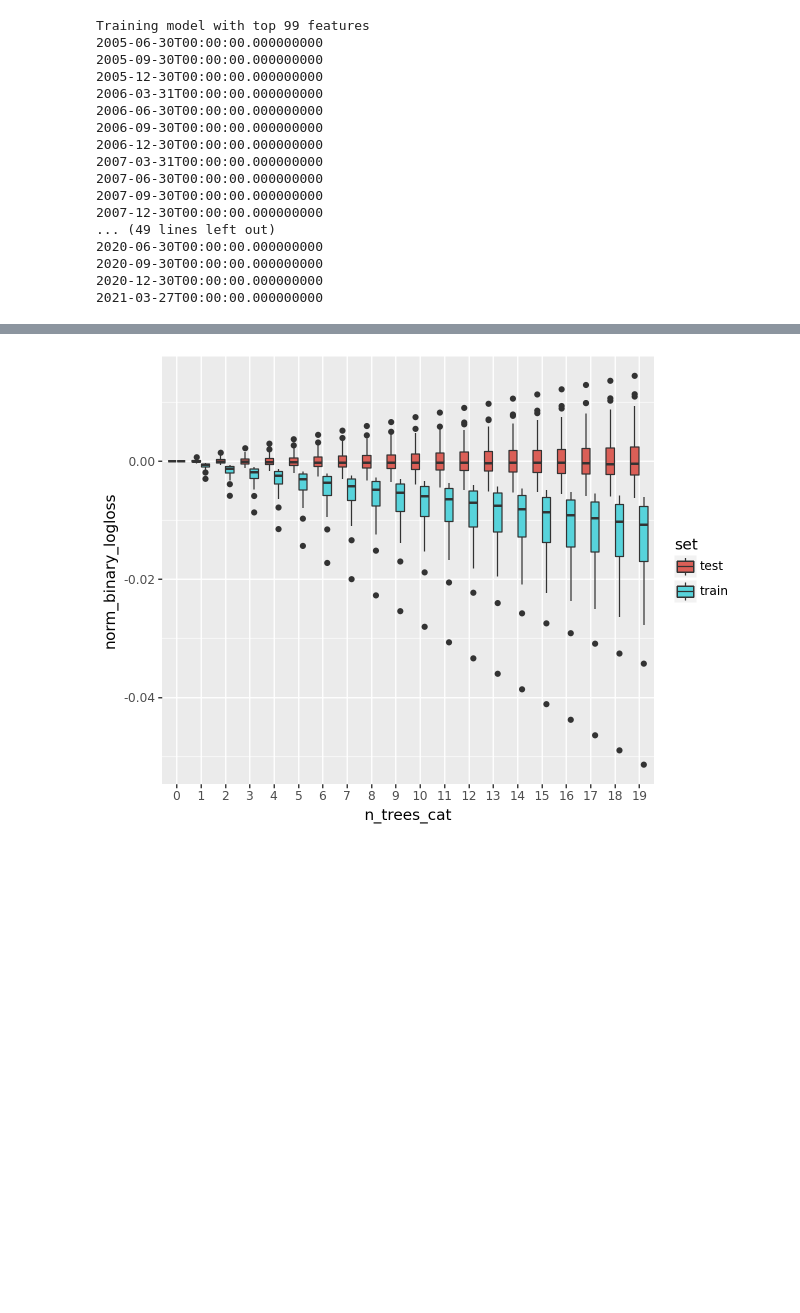
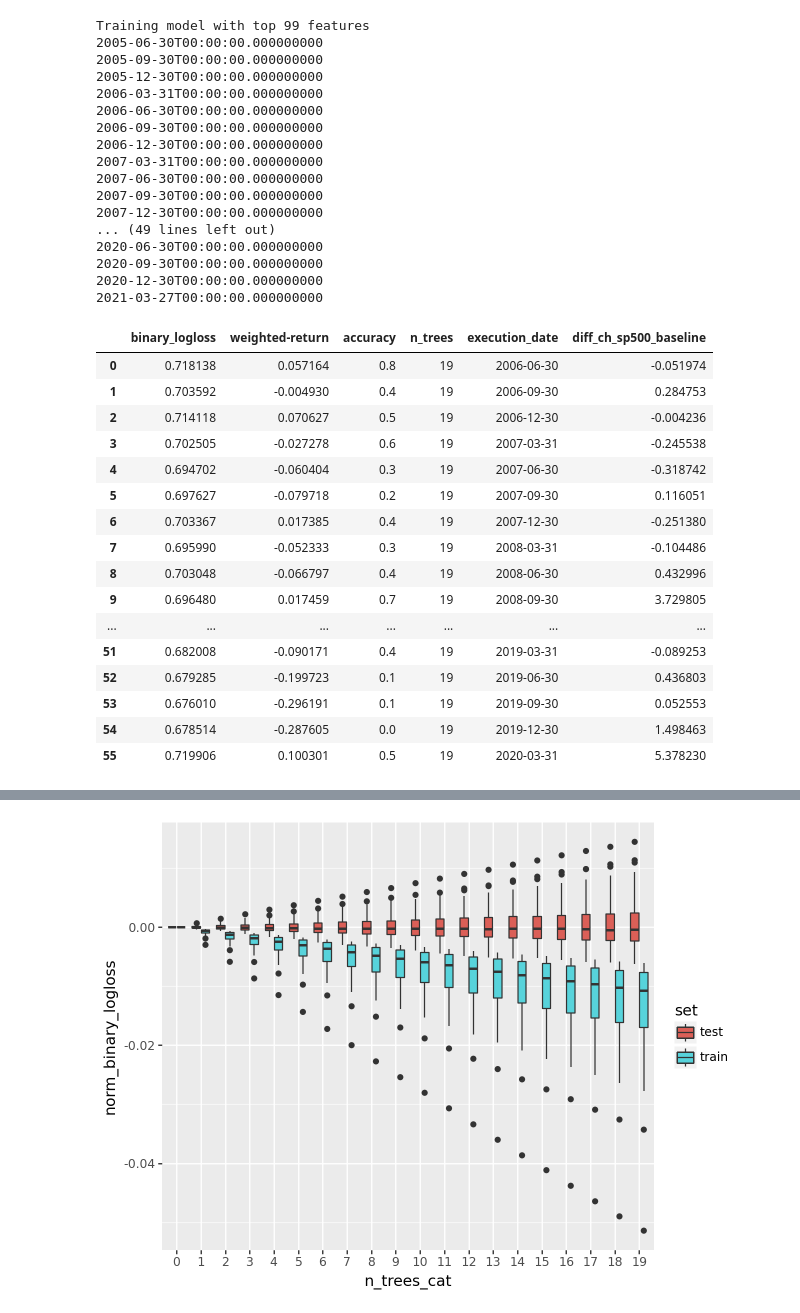
Before and after one commit to raqueel-ff/zrive-ds, a Jupyter notebook: src/module_5/module5.ipynb, the cells around one changed output, grey strips where cells are left out. Cells and saved outputs as stored; diff of their text form; code cells hidden in the pictures; blank space fills up the shorter version.

```diff
--- a/src/module_5/module5.ipynb
+++ b/src/module_5/module5.ipynb
@@ -988,0 +1259,23 @@ Training model with top 99 features
+# %%
+test_results_final_tree_model_def_vs_baseline = pd.merge(
+    test_results_final_tree_def, baseline, on="execution_date"
+)
+test_results_final_tree_model_def_vs_baseline
+# %% [output]
+|  | binary_logloss | weighted-return | accuracy | n_trees | execution_date | diff_ch_sp500_baseline |
+| 0 | 0.718138 | 0.057164 | 0.8 | 19 | 2006-06-30 | -0.051974 |
+| 1 | 0.703592 | -0.004930 | 0.4 | 19 | 2006-09-30 | 0.284753 |
+| 2 | 0.714118 | 0.070627 | 0.5 | 19 | 2006-12-30 | -0.004236 |
+| 3 | 0.702505 | -0.027278 | 0.6 | 19 | 2007-03-31 | -0.245538 |
+| 4 | 0.694702 | -0.060404 | 0.3 | 19 | 2007-06-30 | -0.318742 |
+| 5 | 0.697627 | -0.079718 | 0.2 | 19 | 2007-09-30 | 0.116051 |
+| 6 | 0.703367 | 0.017385 | 0.4 | 19 | 2007-12-30 | -0.251380 |
+| 7 | 0.695990 | -0.052333 | 0.3 | 19 | 2008-03-31 | -0.104486 |
+| 8 | 0.703048 | -0.066797 | 0.4 | 19 | 2008-06-30 | 0.432996 |
+| 9 | 0.696480 | 0.017459 | 0.7 | 19 | 2008-09-30 | 3.729805 |
+| ... | ... | ... | ... | ... | ... | ... |
+| 51 | 0.682008 | -0.090171 | 0.4 | 19 | 2019-03-31 | -0.089253 |
+| 52 | 0.679285 | -0.199723 | 0.1 | 19 | 2019-06-30 | 0.436803 |
+| 53 | 0.676010 | -0.296191 | 0.1 | 19 | 2019-09-30 | 0.052553 |
+| 54 | 0.678514 | -0.287605 | 0.0 | 19 | 2019-12-30 | 1.498463 |
+| 55 | 0.719906 | 0.100301 | 0.5 | 19 | 2020-03-31 | 5.378230 |
```
Also changed, not shown: parts of 112 cells of this notebook, 38 other files.
